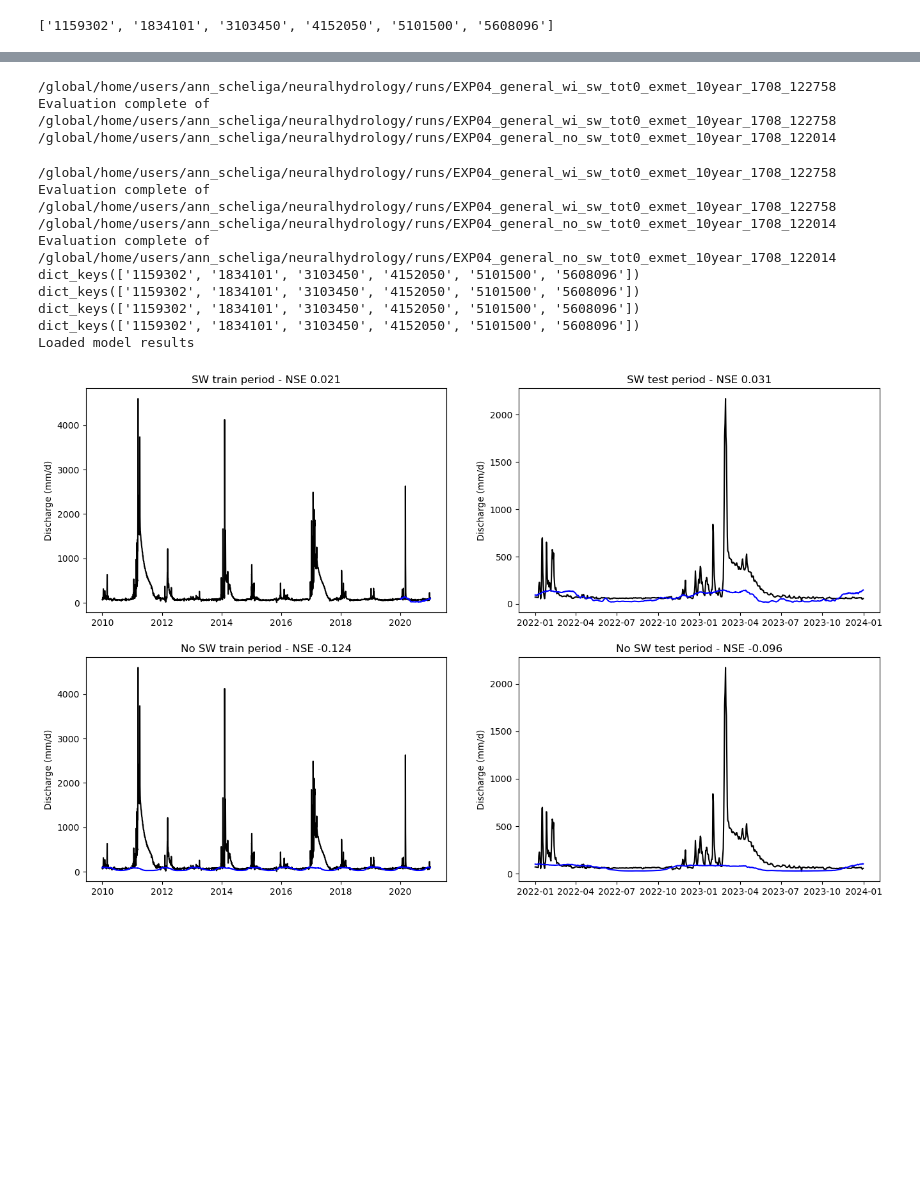
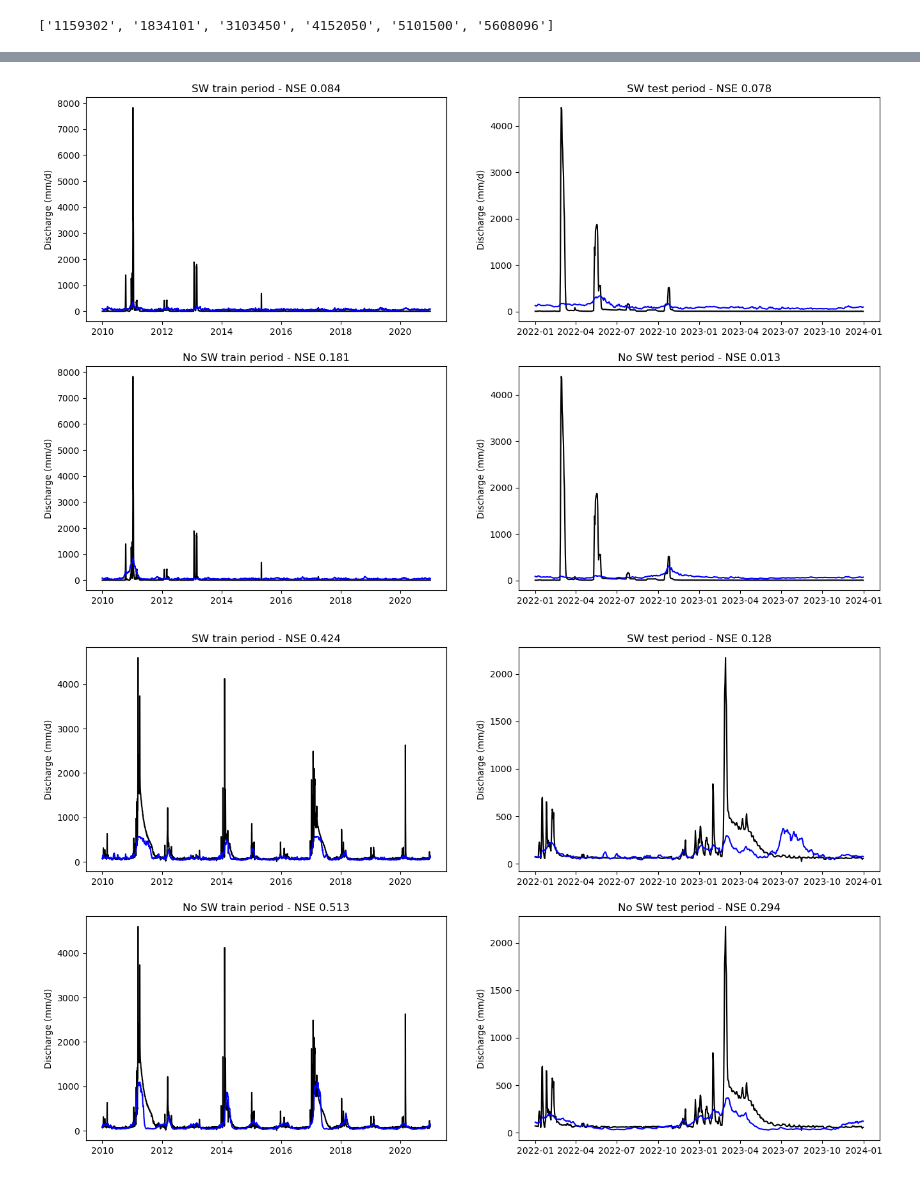
Before and after one commit to ascheliga/neuralhydrology, a Jupyter notebook: cygnss_models/EXP04_general/base_case.ipynb, the cells around one changed output, grey strips where cells are left out. Cells and saved outputs as stored; diff of their text form; code cells hidden in the pictures; blank space fills up the shorter version.

```diff
--- a/cygnss_models/EXP04_general/base_case.ipynb
+++ b/cygnss_models/EXP04_general/base_case.ipynb
@@ -78,25 +60,8 @@ Loaded model results
-# %%
-cbr_powell_tot_metrics = eval_wrapper.quick_eval(fp_no_sw='EXP04_general_no_sw_tot0_exmet_10year_1708_122014',
-    fp_wi_sw='EXP04_general_wi_sw_tot0_exmet_10year_1708_122758',
-    run_dir = all_runs_dir,
-    basin_key = '5101500')
-# %% [output]
-/global/home/users/ann_scheliga/neuralhydrology/runs/EXP04_general_wi_sw_tot0_exmet_10year_1708_122758
-Evaluation complete of /global/home/users/ann_scheliga/neuralhydrology/runs/EXP04_general_wi_sw_tot0_exmet_10year_1708_122758
-/global/home/users/ann_scheliga/neuralhydrology/runs/EXP04_general_no_sw_tot0_exmet_10year_1708_122014
-# %%
-cbr_powell_tot_metrics = eval_wrapper.quick_eval(fp_no_sw='EXP04_general_no_sw_tot0_exmet_10year_1708_122014',
-    fp_wi_sw='EXP04_general_wi_sw_tot0_exmet_10year_1708_122758',
-    run_dir = all_runs_dir,
-    basin_key = '5608096')
-# %% [output]
-/global/home/users/ann_scheliga/neuralhydrology/runs/EXP04_general_wi_sw_tot0_exmet_10year_1708_122758
-Evaluation complete of /global/home/users/ann_scheliga/neuralhydrology/runs/EXP04_general_wi_sw_tot0_exmet_10year_1708_122758
-/global/home/users/ann_scheliga/neuralhydrology/runs/EXP04_general_no_sw_tot0_exmet_10year_1708_122014
-Evaluation complete of /global/home/users/ann_scheliga/neuralhydrology/runs/EXP04_general_no_sw_tot0_exmet_10year_1708_122014
-dict_keys(['1159302', '1834101', '3103450', '4152050', '5101500', '5608096'])
-dict_keys(['1159302', '1834101', '3103450', '4152050', '5101500', '5608096'])
-dict_keys(['1159302', '1834101', '3103450', '4152050', '5101500', '5608096'])
-dict_keys(['1159302', '1834101', '3103450', '4152050', '5101500', '5608096'])
-Loaded model results
-[figure, removed]
+# %%
+eval_wrapper.quick_basin_plot(*results_tuple, basin_key = '5101500');
+# %% [output]
+[figure, added]
+# %%
+eval_wrapper.quick_basin_plot(*results_tuple, basin_key = '5608096');
+# %% [output]
+[figure, added]
```
Also changed, not shown: parts of 7 cells of this notebook.
